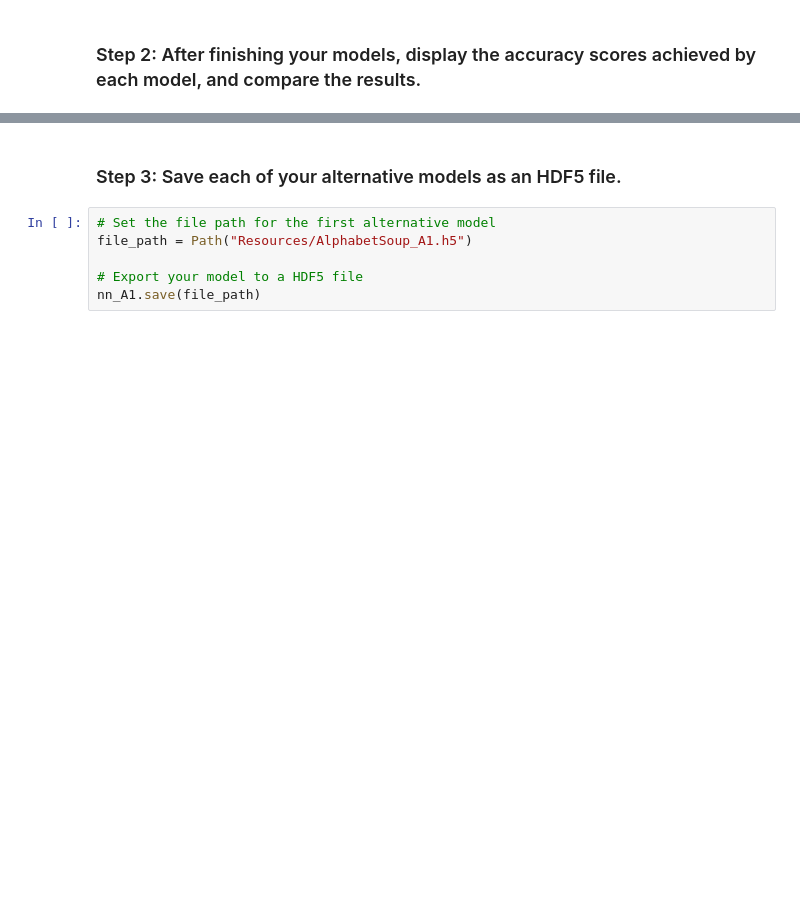
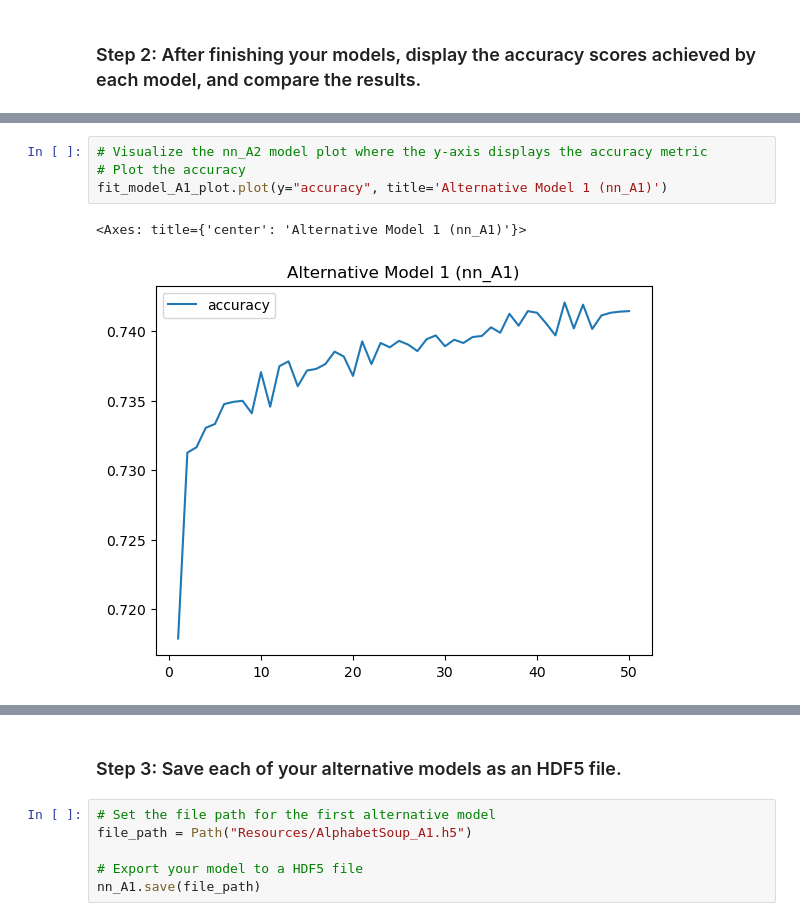
Before and after one commit to kimrodriguezFINTECH/CHALLENGE_13, a Jupyter notebook: venture_funding_with_deep_learning.ipynb, the cells around one changed output, grey strips where cells are left out. Cells and saved outputs as stored; diff of their text form; blank space fills up the shorter version.

```diff
--- a/venture_funding_with_deep_learning.ipynb
+++ b/venture_funding_with_deep_learning.ipynb
@@ -686,3 +704,10 @@ Loss: 0.5600425004959106, Accuracy: 0.7250145673751831
+# %%
+# Visualize the nn_A2 model plot where the y-axis displays the accuracy metric
+# Plot the accuracy
+fit_model_A1_plot.plot(y="accuracy", title='Alternative Model 1 (nn_A1)')
+# %% [output]
+<Axes: title={'center': 'Alternative Model 1 (nn_A1)'}>
+[figure, added]
 # %%
 print("Alternative Model 2 Results")
 
```
Also changed, not shown: parts of 18 cells of this notebook, 3 other files.
